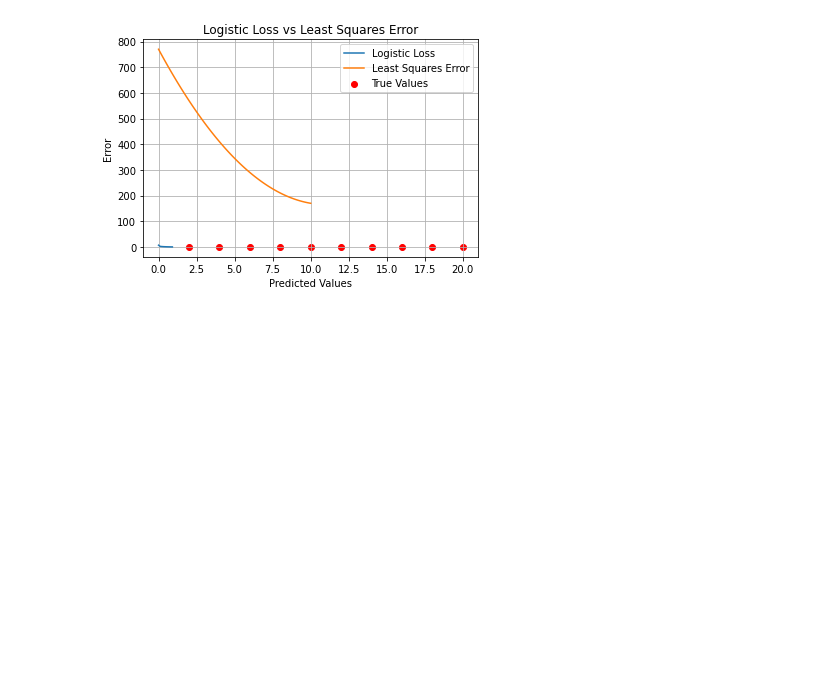
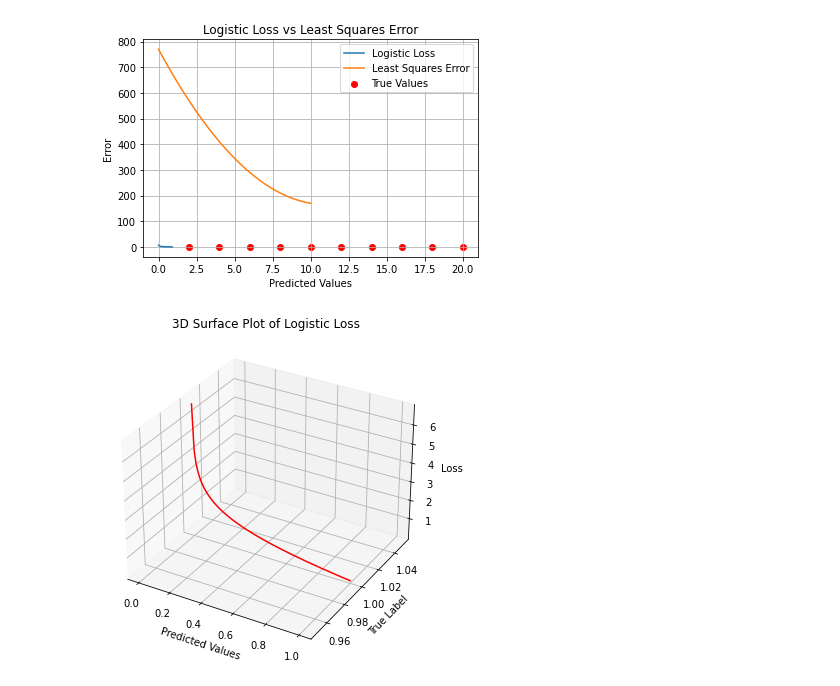
Before and after one commit to Sid-Pat/Machine_Learning, a Jupyter notebook: Labs/lab_3/211112238_lab_3_ML.ipynb, the cells around one changed output. Cells and saved outputs as stored; diff of their text form; code cells hidden in the pictures; blank space fills up the shorter version.

```diff
--- a/Labs/lab_3/211112238_lab_3_ML.ipynb
+++ b/Labs/lab_3/211112238_lab_3_ML.ipynb
@@ -338,3 +337,38 @@ plt.grid(True)
 plt.show()
 # %% [output]
 [figure]
+# %%
+import matplotlib.pyplot as plt
+import numpy as np
+from mpl_toolkits.mplot3d import Axes3D
+
+# Logistic loss function
+def logistic_loss(y_true, y_pred):
+    return - (y_true * np.log(y_pred) + (1 - y_true) * np.log(1 - y_pred))
+
+# Generate a range of predicted probabilities (for logistic loss)
+y_pred_values_logistic = np.linspace(0.001, 0.999, 100)
+
+# Set a true label (for logistic loss)
+y_true_label_logistic = 1
+
+# Compute the logistic loss for the given true label
+logistic_loss_values = logistic_loss(y_true_label_logistic, y_pred_values_logistic)
+
+# Plot 3D surface for logistic loss
+fig = plt.figure(figsize=(10, 6))
+ax = fig.add_subplot(111, projection='3d')
+
+# Plot the surface
+ax.plot(y_pred_values_logistic, np.ones_like(y_pred_values_logistic) * y_true_label_logistic, logistic_loss_values, label='Logistic Loss', color='r')
+
+# Set labels and title
+ax.set_xlabel('Predicted Values')
+ax.set_ylabel('True Label')
+ax.set_zlabel('Loss')
+ax.set_title('3D Surface Plot of Logistic Loss')
+
+# Display the plot
+plt.show()
+# %% [output]
+[figure, added]
```
Also changed, not shown: parts of 2 cells of this notebook, 4 other files.
